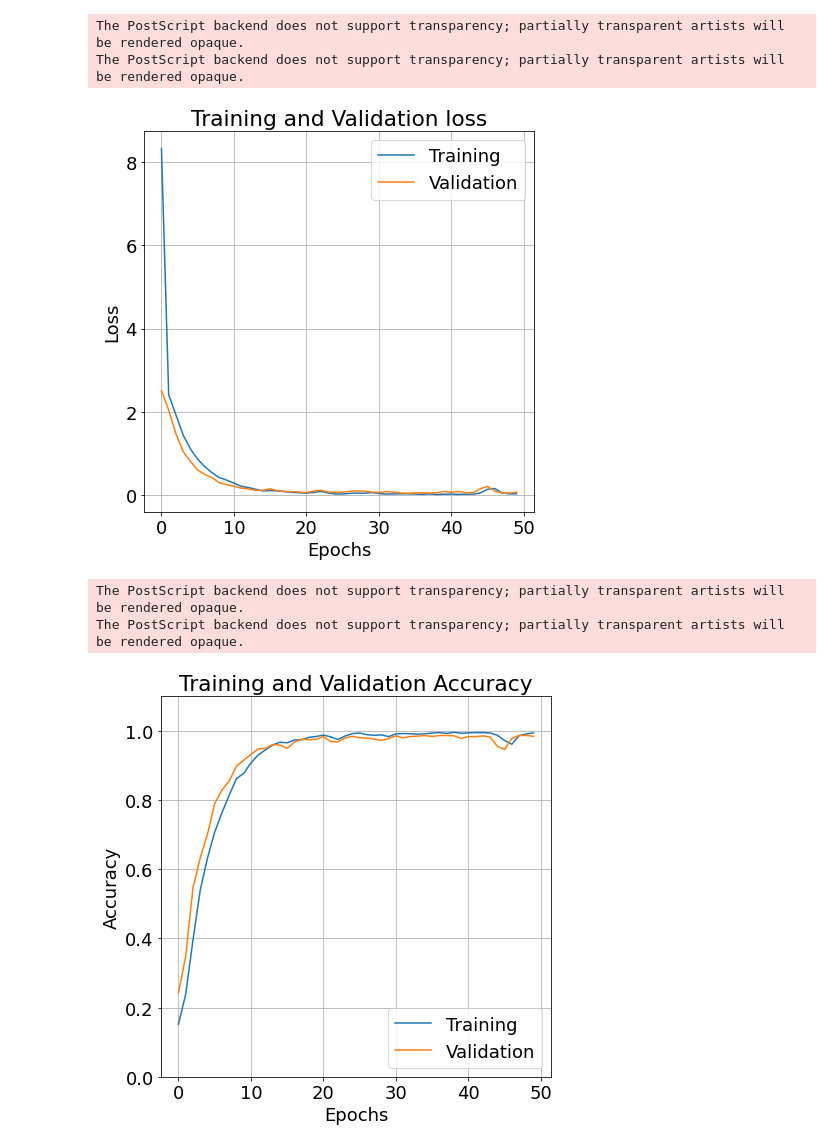
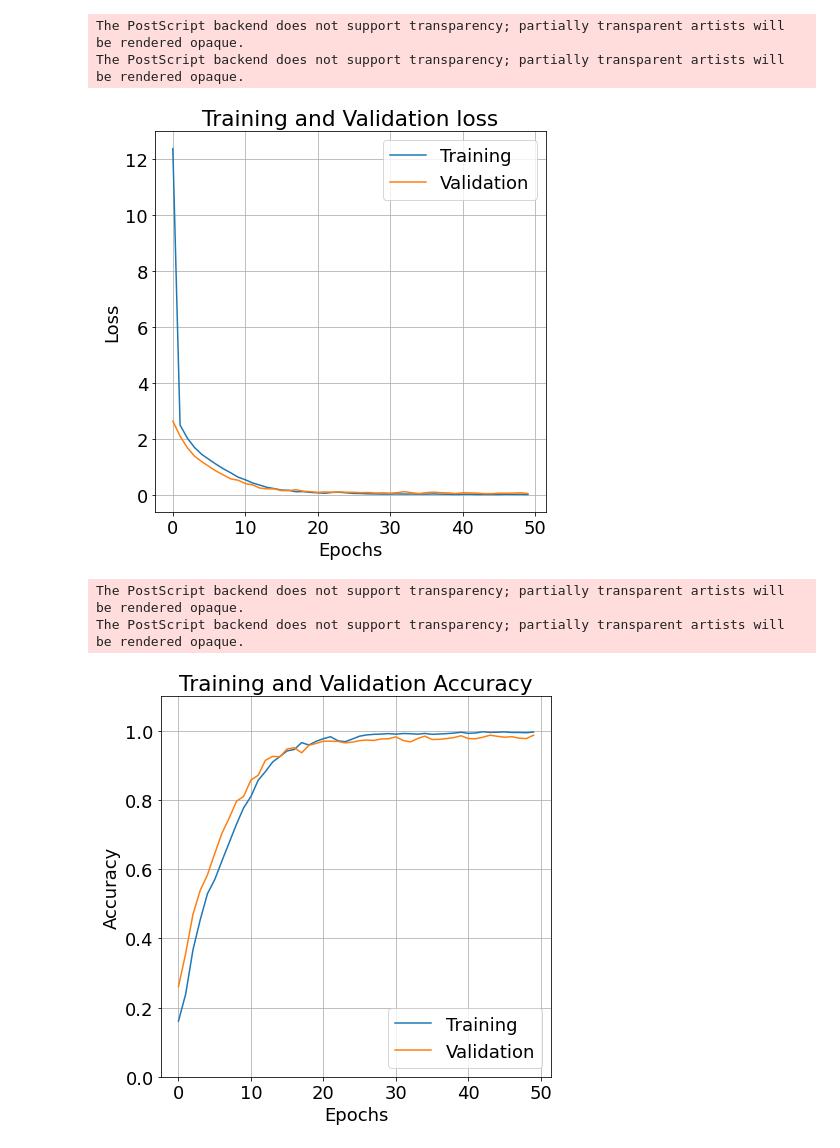
Before and after one commit to mahmad00/A-Fast-and-Compact-3-D-CNN-for-HSIC, a Jupyter notebook: A_Fast_3D_CNN_for_HSIC.ipynb, the cells around one changed output. Drawn from its saved outputs; the diff is of its cells as text; code cells hidden in the pictures.

```diff
--- a/A_Fast_3D_CNN_for_HSIC.ipynb
+++ b/A_Fast_3D_CNN_for_HSIC.ipynb
@@ -137,6 +137,7 @@ def Patch(data,height_index,width_index):
     return patch
 # %%
 ## Loading Dataset
+## There is a typo in the paper on page#4 Table#4, the training samples are not 10%, the reported accuracies are obtained with almost 30~40% training samples.
 data_path = os.path.join(os.getcwd(),'/content/drive/My Drive/Colab')
 HSI = sio.loadmat(os.path.join(data_path, 'Indian_pines_corrected.mat'))['indian_pines_corrected']
 GT = labels = sio.loadmat(os.path.join(data_path, 'Indian_pines_gt.mat'))['indian_pines_gt']
@@ -148,7 +149,7 @@ HSI.shape
 HSI, GT = HSICubes(HSI, GT, WinSize=11)
 HSI.shape, GT.shape
 ## Split Train and Test sets
-Tr, Te, TrC, TeC = SplitTr_Te(HSI, GT, 0.30)
+Tr, Te, TrC, TeC = SplitTr_Te(HSI, GT, 0.40)
 Tr.shape, Te.shape, TrC.shape, TeC.shape
 ## Split Train and Validation
 Tr, Tv, TrC, TvC = SplitTr_Te(Tr, TrC, 0.30)
@@ -297,6 +298,6 @@ Epoch 50/50
 The PostScript backend does not support transparency; partially transparent artists will be rendered opaque.
 The PostScript backend does not support transparency; partially transparent artists will be rendered opaque.
-[figure, old version]
+[figure, new version]
 The PostScript backend does not support transparency; partially transparent artists will be rendered opaque.
 The PostScript backend does not support transparency; partially transparent artists will be rendered opaque.
-[figure, old version]
+[figure, new version]
```
Also changed, not shown: parts of 2 cells of this notebook.
